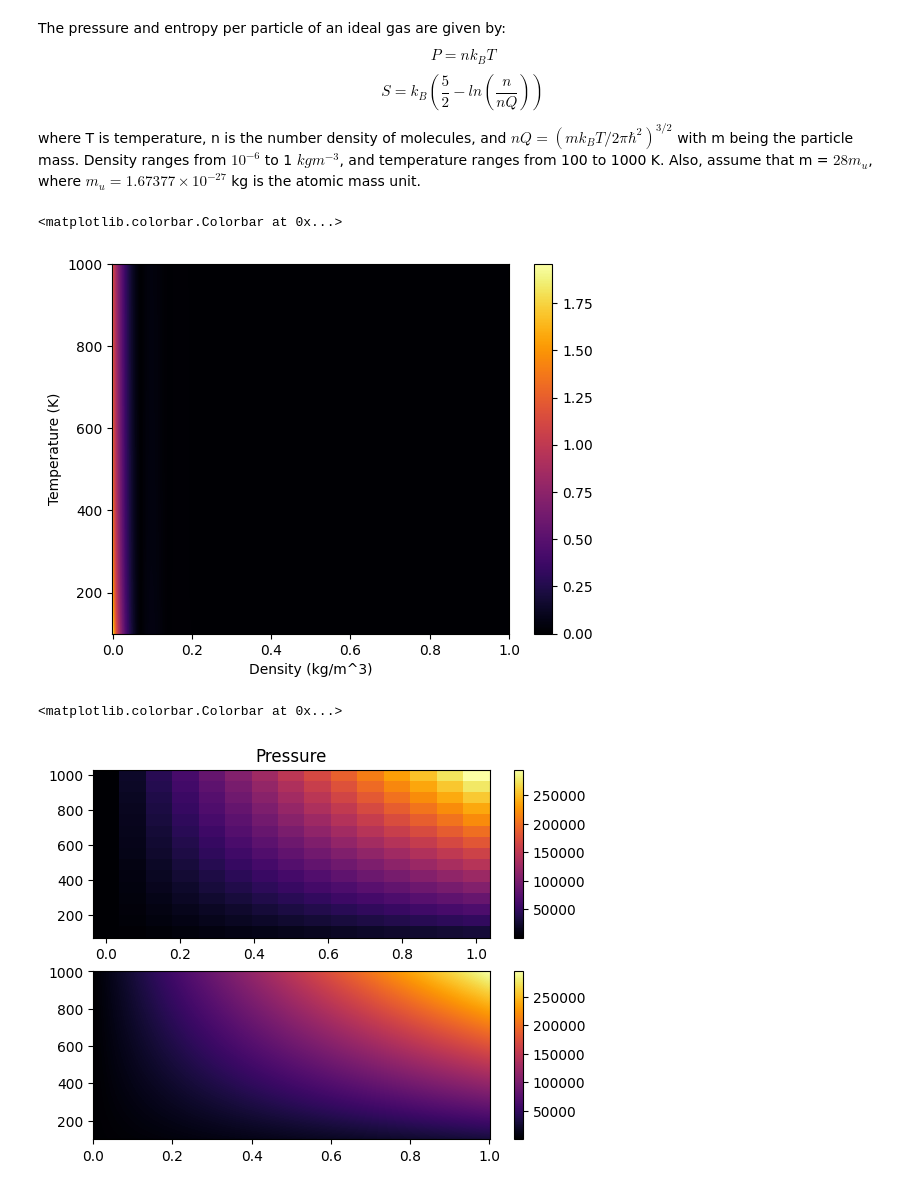
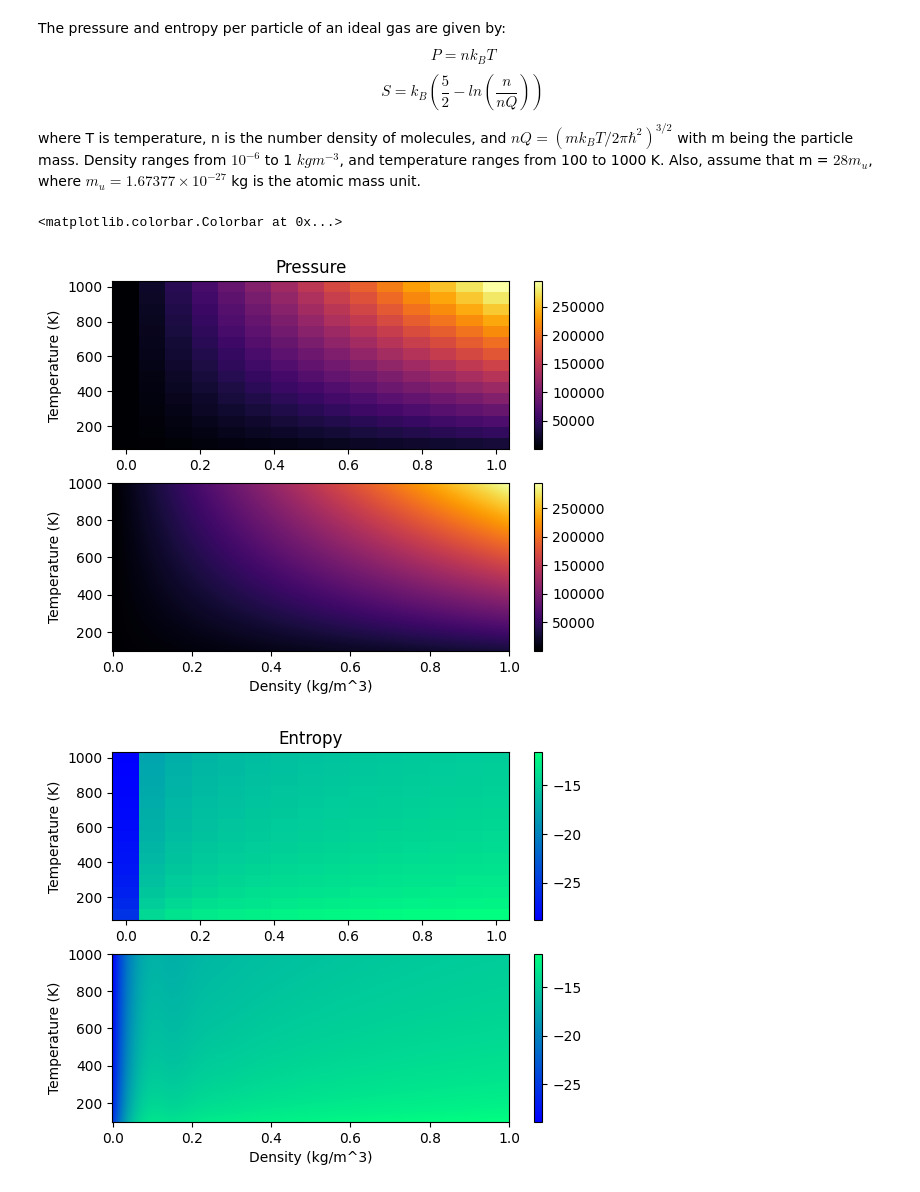
Before and after one commit to LFW25/PHYS512-Computational_Physics, a Jupyter notebook: Assignments/A1.ipynb, the cells around one changed output. Drawn from its saved outputs; the diff is of its cells as text; code cells hidden in the pictures.

```diff
--- a/Assignments/A1.ipynb
+++ b/Assignments/A1.ipynb
@@ -190,6 +106,0 @@ plt.legend()
-# %%
-# Brouwer's Law
-print(e_0)
-brouwer_error = np.sqrt(temp_N)*(10**(-16))
-for i in range(len(brouwer_error)):
-    print(f"N = {temp_N[i]}, Brouwer Error = {brouwer_error[i]}, Actual Error = {temp_echange[i]}")
@@ -220,7 +173,7 @@ h_bar = 1.0545718 * (10**(-34)) # Reduced Planck Constant
 def calc_pressure(t, d):
     n = d/m # Number Density
     P = n*kB*t # Pressure
-    return np.log10(P)
+    return P
 
 def calc_entropy(t, d):
     n = d/m # Number Density
@@ -230,7 +183,10 @@ def calc_entropy(t, d):
 
 def frac_error(actual, approx):
     frac_change = abs(actual - approx)
-    return abs(frac_change/actual)
+    if frac_change == 0:
+        return 0
+    else:
+        return abs(frac_change/actual)
 
 n_steps = 15
 t_array = np.linspace(100, 1000, n_steps) # Temperature List in Kelvin
@@ -285,3 +241,6 @@ for row_num in range(len(full_p_array)):
 
     p_frac_error[row_num] = temp_p
     s_frac_error[row_num] = temp_s
+
+p_frac_error = np.array(p_frac_error)
+s_frac_error = np.array(s_frac_error)
@@ -299,10 +246,0 @@ print(np.mean(p_frac_error.flatten()))
-# %%
-plt.figure(1)
-#plt.pcolormesh(full_d_array, full_t_array, np.log10(p_frac_error), cmap = "inferno", vmin = min_p_frac_error, vmax = max_p_frac_error)
-plt.pcolormesh(full_d_array, full_t_array, p_frac_error, cmap = "inferno")
-plt.xlabel("Density (kg/m^3)")
-plt.ylabel("Temperature (K)")
-plt.colorbar()
-# %% [output]
-<matplotlib.colorbar.Colorbar at 0x...>
-[figure, removed]
@@ -309,17 +265,32 @@ plt.colorbar()
 # %%
 plt.figure(1)
 
-#plt.xlabel("Density (kg/m^3)")
-#plt.ylabel("Temperature (K)")
-
 plt.subplot(211)
 plt.title("Pressure")
+plt.ylabel("Temperature (K)")
 plt.pcolormesh(d_array, t_array, p_array, cmap = "inferno")
 plt.colorbar()
 
 plt.subplot(212)
 plt.pcolormesh(full_d_array, full_t_array, interp_p_array, cmap = "inferno")
+plt.xlabel("Density (kg/m^3)")
+plt.ylabel("Temperature (K)")
 plt.colorbar()
+
+plt.figure(2)
+
+plt.subplot(211)
+plt.title("Entropy")
+plt.ylabel("Temperature (K)")
+plt.pcolormesh(d_array, t_array, s_array, cmap = "winter")
+plt.colorbar()
+
+plt.subplot(212)
+plt.pcolormesh(full_d_array, full_t_array, interp_s_array, cmap = "winter")
+plt.xlabel("Density (kg/m^3)")
+plt.ylabel("Temperature (K)")
+plt.colorbar()
 # %% [output]
 <matplotlib.colorbar.Colorbar at 0x...>
-[figure, old version]
+[figure, new version]
+[figure, added]
```
Also changed, not shown: parts of 19 cells of this notebook.
